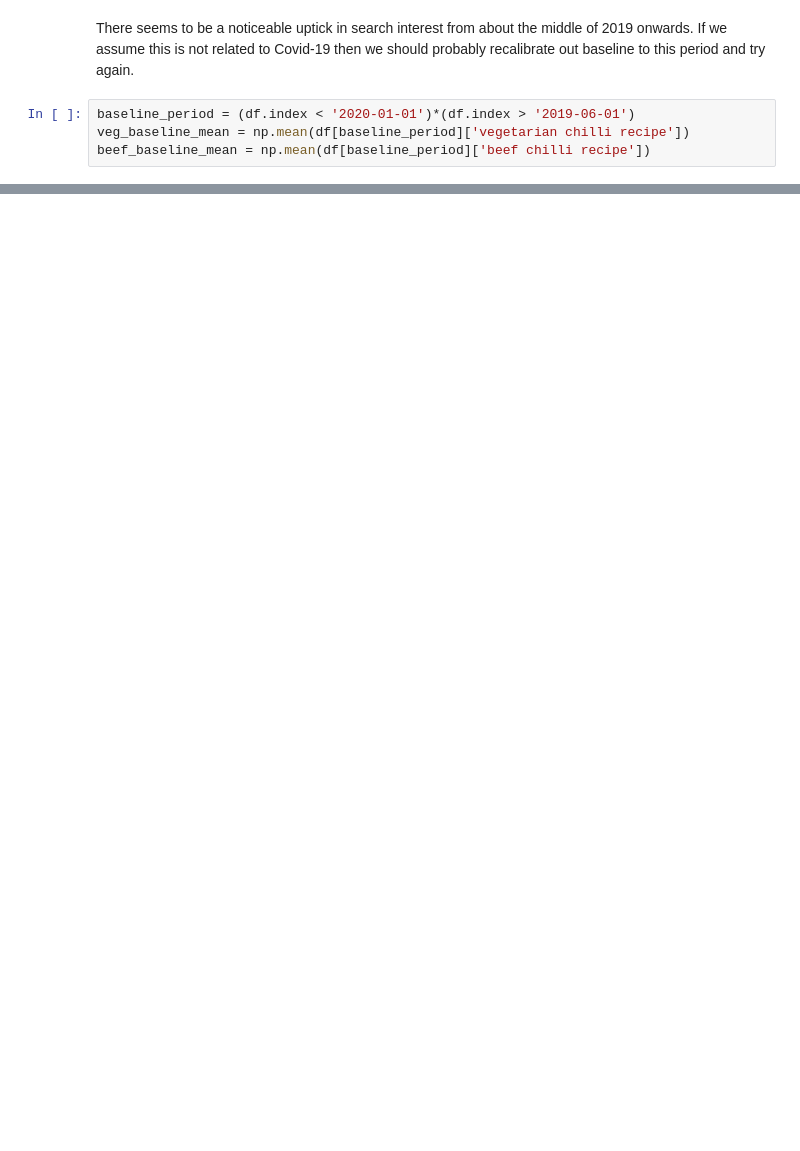
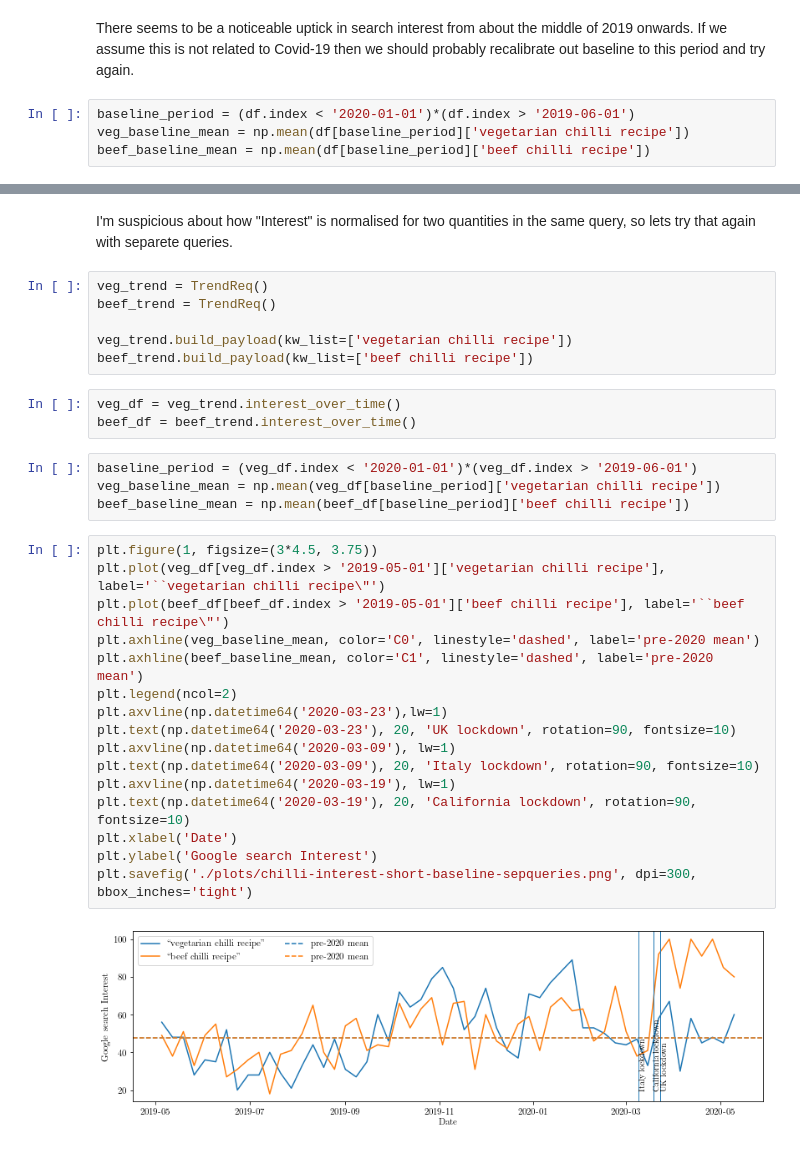
Before and after one commit to itrharrison/food-trends, a Jupyter notebook: nb.ipynb, the cells around one changed output, grey strips where cells are left out. Drawn from its saved outputs; the diff is of its cells as text; blank space fills up the shorter version.

```diff
--- a/nb.ipynb
+++ b/nb.ipynb
@@ -68,0 +69,33 @@ plt.savefig('./plots/chilli-interest-short-baseline.png', dpi=300, bbox_inches='
+# %% [markdown]
+I'm suspicious about how "Interest" is normalised for two quantities in the same query, so lets try that again with separete queries.
+# %%
+veg_trend = TrendReq()
+beef_trend = TrendReq()
+
+veg_trend.build_payload(kw_list=['vegetarian chilli recipe'])
+beef_trend.build_payload(kw_list=['beef chilli recipe'])
+# %%
+veg_df = veg_trend.interest_over_time()
+beef_df = beef_trend.interest_over_time()
+# %%
+baseline_period = (veg_df.index < '2020-01-01')*(veg_df.index > '2019-06-01')
+veg_baseline_mean = np.mean(veg_df[baseline_period]['vegetarian chilli recipe'])
+beef_baseline_mean = np.mean(beef_df[baseline_period]['beef chilli recipe'])
+# %%
+plt.figure(1, figsize=(3*4.5, 3.75))
+plt.plot(veg_df[veg_df.index > '2019-05-01']['vegetarian chilli recipe'], label='``vegetarian chilli recipe\"')
+plt.plot(beef_df[beef_df.index > '2019-05-01']['beef chilli recipe'], label='``beef chilli recipe\"')
+plt.axhline(veg_baseline_mean, color='C0', linestyle='dashed', label='pre-2020 mean')
+plt.axhline(beef_baseline_mean, color='C1', linestyle='dashed', label='pre-2020 mean')
+plt.legend(ncol=2)
+plt.axvline(np.datetime64('2020-03-23'),lw=1)
+plt.text(np.datetime64('2020-03-23'), 20, 'UK lockdown', rotation=90, fontsize=10)
+plt.axvline(np.datetime64('2020-03-09'), lw=1)
+plt.text(np.datetime64('2020-03-09'), 20, 'Italy lockdown', rotation=90, fontsize=10)
+plt.axvline(np.datetime64('2020-03-19'), lw=1)
+plt.text(np.datetime64('2020-03-19'), 20, 'California lockdown', rotation=90, fontsize=10)
+plt.xlabel('Date')
+plt.ylabel('Google search Interest')
+plt.savefig('./plots/chilli-interest-short-baseline-sepqueries.png', dpi=300, bbox_inches='tight')
+# %% [output]
+[figure, added]
```
Also changed, not shown: parts of 2 cells of this notebook.
